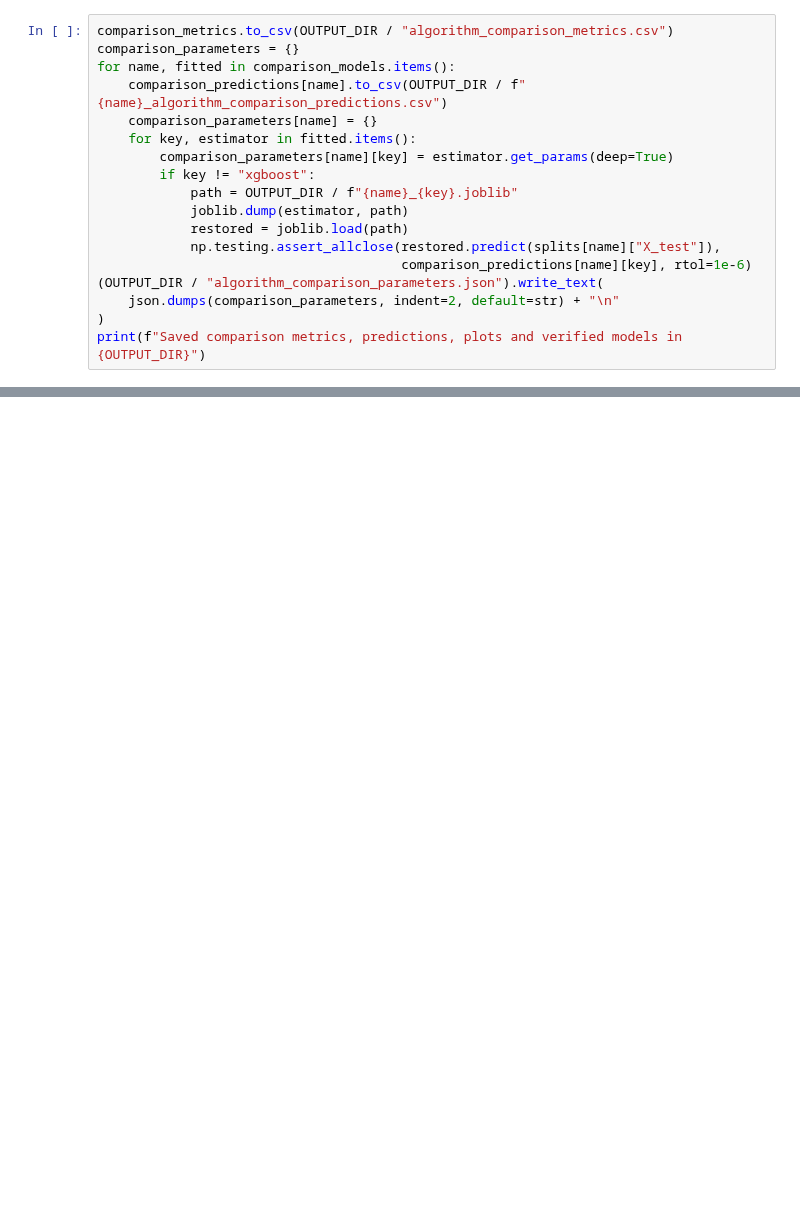
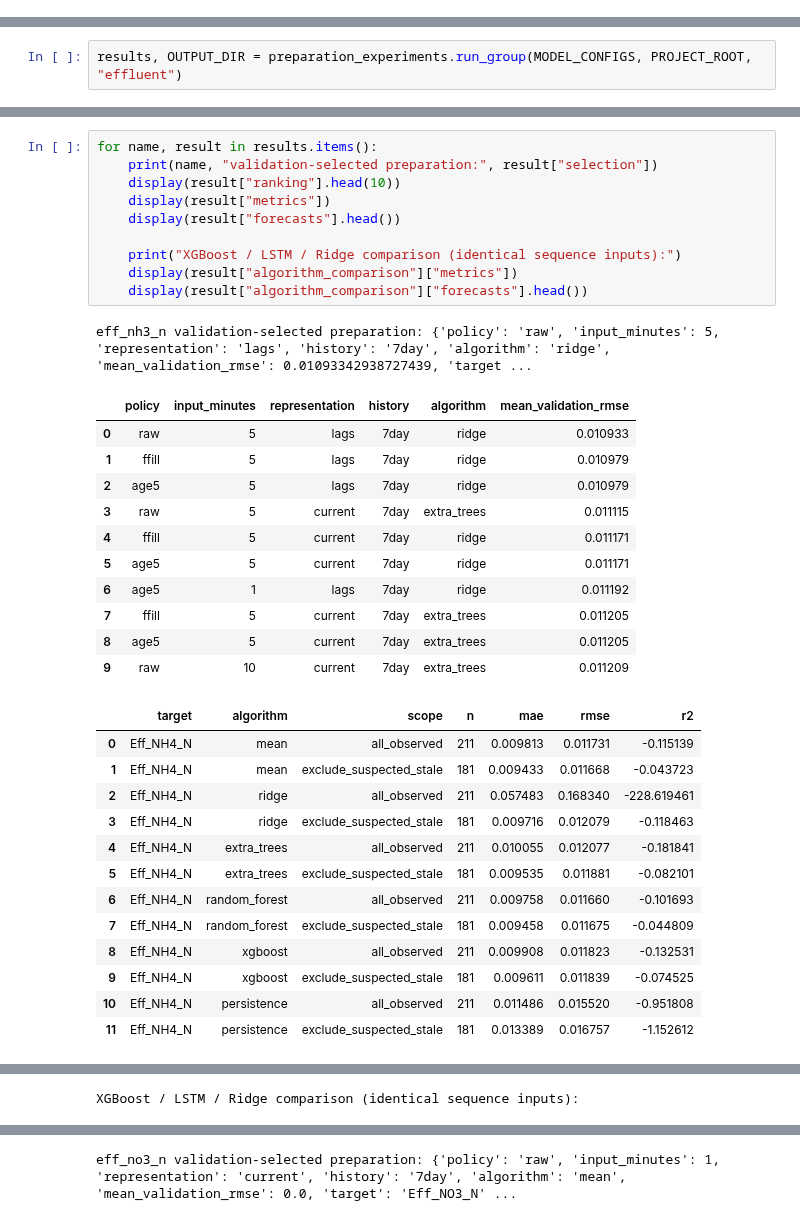
Before and after one commit to ITRI-Projects/ao-mbr-data-pipeline, a Jupyter notebook: notebooks/03_train_effluent_nh3_no3.ipynb, the cells around one changed output, grey strips where cells are left out. Cells and saved outputs as stored; diff of their text form; blank space fills up the shorter version.

Commit message:
📒notebook: eff nh3 and no3 forecast

```diff
--- a/notebooks/03_train_effluent_nh3_no3.ipynb
+++ b/notebooks/03_train_effluent_nh3_no3.ipynb
@@ -498,18 +34,0 @@ Save the table, shared test predictions, model parameters and fitted estimators.
-# %%
-comparison_metrics.to_csv(OUTPUT_DIR / "algorithm_comparison_metrics.csv")
-comparison_parameters = {}
-for name, fitted in comparison_models.items():
-    comparison_predictions[name].to_csv(OUTPUT_DIR / f"{name}_algorithm_comparison_predictions.csv")
-    comparison_parameters[name] = {}
-    for key, estimator in fitted.items():
-        comparison_parameters[name][key] = estimator.get_params(deep=True)
-        if key != "xgboost":
-            path = OUTPUT_DIR / f"{name}_{key}.joblib"
-            joblib.dump(estimator, path)
-            restored = joblib.load(path)
-            np.testing.assert_allclose(restored.predict(splits[name]["X_test"]),
-                                       comparison_predictions[name][key], rtol=1e-6)
-(OUTPUT_DIR / "algorithm_comparison_parameters.json").write_text(
-    json.dumps(comparison_parameters, indent=2, default=str) + "\n"
-)
-print(f"Saved comparison metrics, predictions, plots and verified models in {OUTPUT_DIR}")
@@ -536,0 +39,2 @@ On the same 101 held-out NH3 targets, Random Forest has the lowest MAE (**0.0040
+# %%
+results, OUTPUT_DIR = preparation_experiments.run_group(MODEL_CONFIGS, PROJECT_ROOT, "effluent")
@@ -536,0 +52,36 @@ On the same 101 held-out NH3 targets, Random Forest has the lowest MAE (**0.0040
+# %%
+for name, result in results.items():
+    print(name, "validation-selected preparation:", result["selection"])
+    display(result["ranking"].head(10))
+    display(result["metrics"])
+    display(result["forecasts"].head())
+
+    print("XGBoost / LSTM / Ridge comparison (identical sequence inputs):")
+    display(result["algorithm_comparison"]["metrics"])
+    display(result["algorithm_comparison"]["forecasts"].head())
+# %% [output]
+eff_nh3_n validation-selected preparation: {'policy': 'raw', 'input_minutes': 5, 'representation': 'lags', 'history': '7day', 'algorithm': 'ridge', 'mean_validation_rmse': 0.01093342938727439, 'target ...
+|  | policy | input_minutes | representation | history | algorithm | mean_validation_rmse |
+| 0 | raw | 5 | lags | 7day | ridge | 0.010933 |
+| 1 | ffill | 5 | lags | 7day | ridge | 0.010979 |
+| 2 | age5 | 5 | lags | 7day | ridge | 0.010979 |
+| 3 | raw | 5 | current | 7day | extra_trees | 0.011115 |
+| 4 | ffill | 5 | current | 7day | ridge | 0.011171 |
+| 5 | age5 | 5 | current | 7day | ridge | 0.011171 |
+| 6 | age5 | 1 | lags | 7day | ridge | 0.011192 |
+| 7 | ffill | 5 | current | 7day | extra_trees | 0.011205 |
+| 8 | age5 | 5 | current | 7day | extra_trees | 0.011205 |
+| 9 | raw | 10 | current | 7day | extra_trees | 0.011209 |
+|  | target | algorithm | scope | n | mae | rmse | r2 |
+| 0 | Eff_NH4_N | mean | all_observed | 211 | 0.009813 | 0.011731 | -0.115139 |
+| 1 | Eff_NH4_N | mean | exclude_suspected_stale | 181 | 0.009433 | 0.011668 | -0.043723 |
+| 2 | Eff_NH4_N | ridge | all_observed | 211 | 0.057483 | 0.168340 | -228.619461 |
+| 3 | Eff_NH4_N | ridge | exclude_suspected_stale | 181 | 0.009716 | 0.012079 | -0.118463 |
+| 4 | Eff_NH4_N | extra_trees | all_observed | 211 | 0.010055 | 0.012077 | -0.181841 |
+| 5 | Eff_NH4_N | extra_trees | exclude_suspected_stale | 181 | 0.009535 | 0.011881 | -0.082101 |
+| 6 | Eff_NH4_N | random_forest | all_observed | 211 | 0.009758 | 0.011660 | -0.101693 |
+| 7 | Eff_NH4_N | random_forest | exclude_suspected_stale | 181 | 0.009458 | 0.011675 | -0.044809 |
+| 8 | Eff_NH4_N | xgboost | all_observed | 211 | 0.009908 | 0.011823 | -0.132531 |
+| 9 | Eff_NH4_N | xgboost | exclude_suspected_stale | 181 | 0.009611 | 0.011839 | -0.074525 |
+| 10 | Eff_NH4_N | persistence | all_observed | 211 | 0.011486 | 0.015520 | -0.951808 |
+| 11 | Eff_NH4_N | persistence | exclude_suspected_stale | 181 | 0.013389 | 0.016757 | -1.152612 |
@@ -536,0 +95 @@ On the same 101 held-out NH3 targets, Random Forest has the lowest MAE (**0.0040
+XGBoost / LSTM / Ridge comparison (identical sequence inputs):
@@ -536,0 +112 @@ On the same 101 held-out NH3 targets, Random Forest has the lowest MAE (**0.0040
+eff_no3_n validation-selected preparation: {'policy': 'raw', 'input_minutes': 1, 'representation': 'current', 'history': '7day', 'algorithm': 'mean', 'mean_validation_rmse': 0.0, 'target': 'Eff_NO3_N' ...
```
Also changed, not shown: parts of 30 cells of this notebook.
